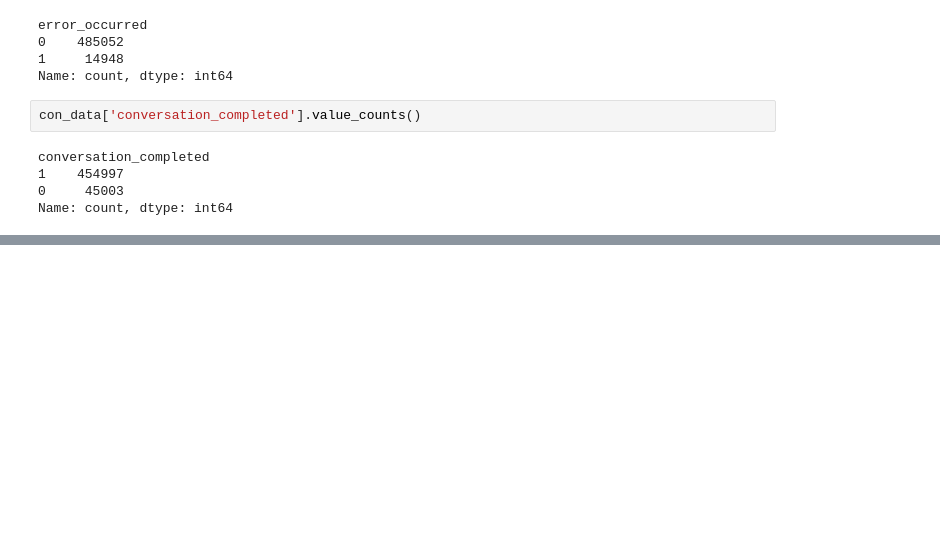
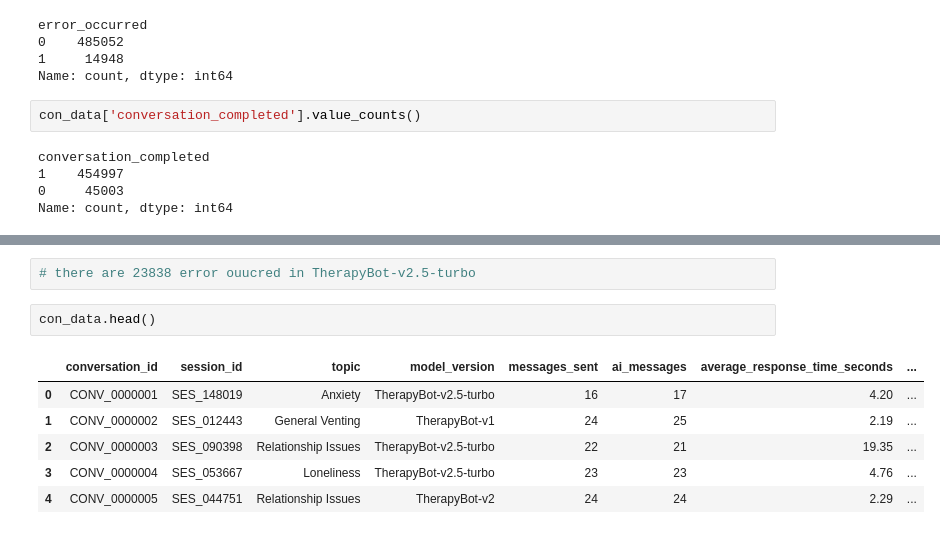
Before and after one commit to vishva0710/ai-chatbot-user-retention-analysis, a Jupyter notebook: AI_Chatbot_User_Retention_Analysis.ipynb, the cells around one changed output, grey strips where cells are left out. Cells and saved outputs as stored; diff of their text form; blank space fills up the shorter version.

```diff
--- a/AI_Chatbot_User_Retention_Analysis.ipynb
+++ b/AI_Chatbot_User_Retention_Analysis.ipynb
@@ -950,0 +951,11 @@ pd.read_sql(query,engin)
+# %%
+# there are 23838 error ouucred in TherapyBot-v2.5-turbo
+# %%
+con_data.head()
+# %% [output]
+|  | conversation_id | session_id | topic | model_version | messages_sent | ai_messages | average_response_time_seconds | ... |
+| 0 | CONV_0000001 | SES_148019 | Anxiety | TherapyBot-v2.5-turbo | 16 | 17 | 4.20 | ... |
+| 1 | CONV_0000002 | SES_012443 | General Venting | TherapyBot-v1 | 24 | 25 | 2.19 | ... |
+| 2 | CONV_0000003 | SES_090398 | Relationship Issues | TherapyBot-v2.5-turbo | 22 | 21 | 19.35 | ... |
+| 3 | CONV_0000004 | SES_053667 | Loneliness | TherapyBot-v2.5-turbo | 23 | 23 | 4.76 | ... |
+| 4 | CONV_0000005 | SES_044751 | Relationship Issues | TherapyBot-v2 | 24 | 24 | 2.29 | ... |
```
Also changed, not shown: parts of 2 cells of this notebook.
